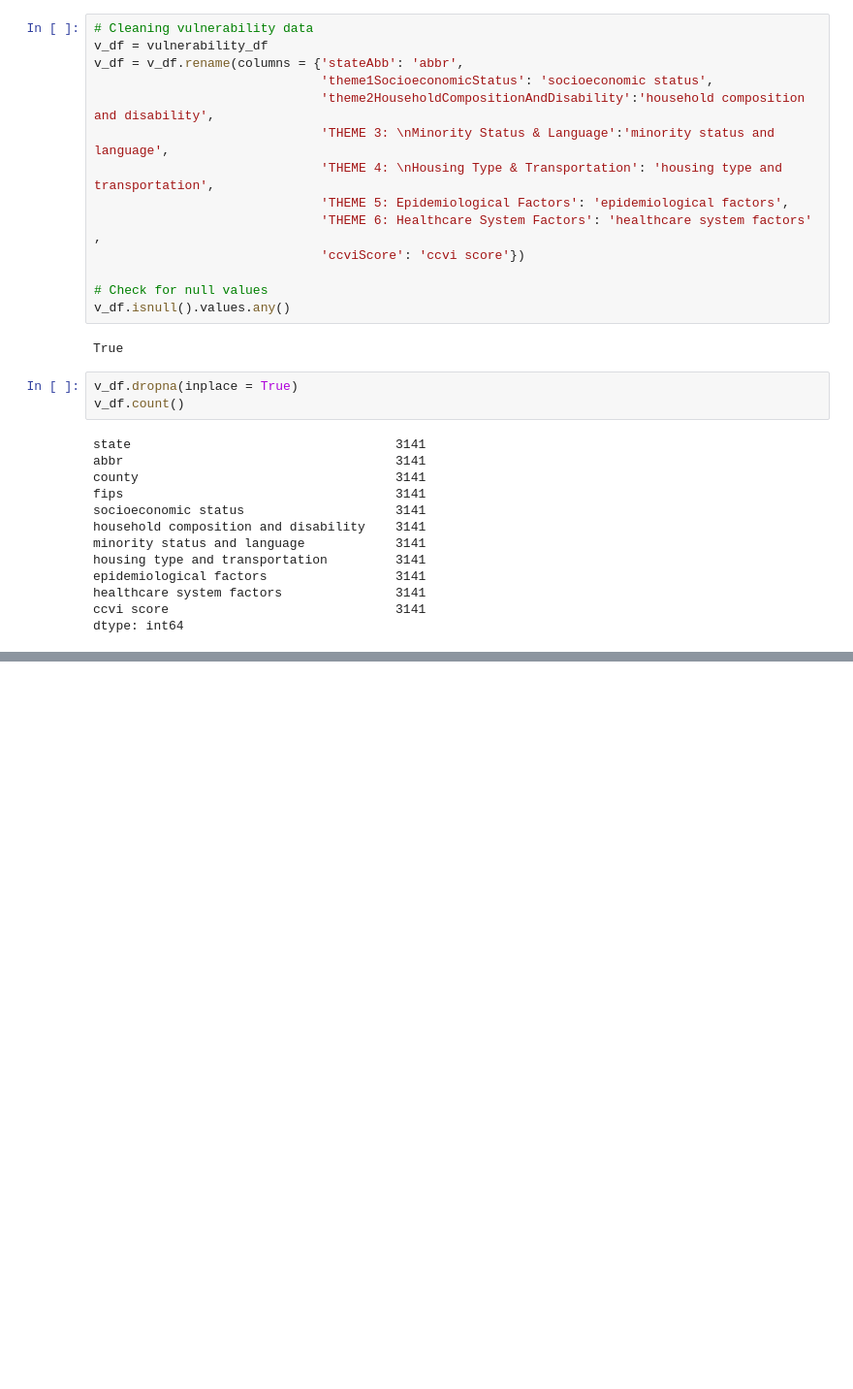
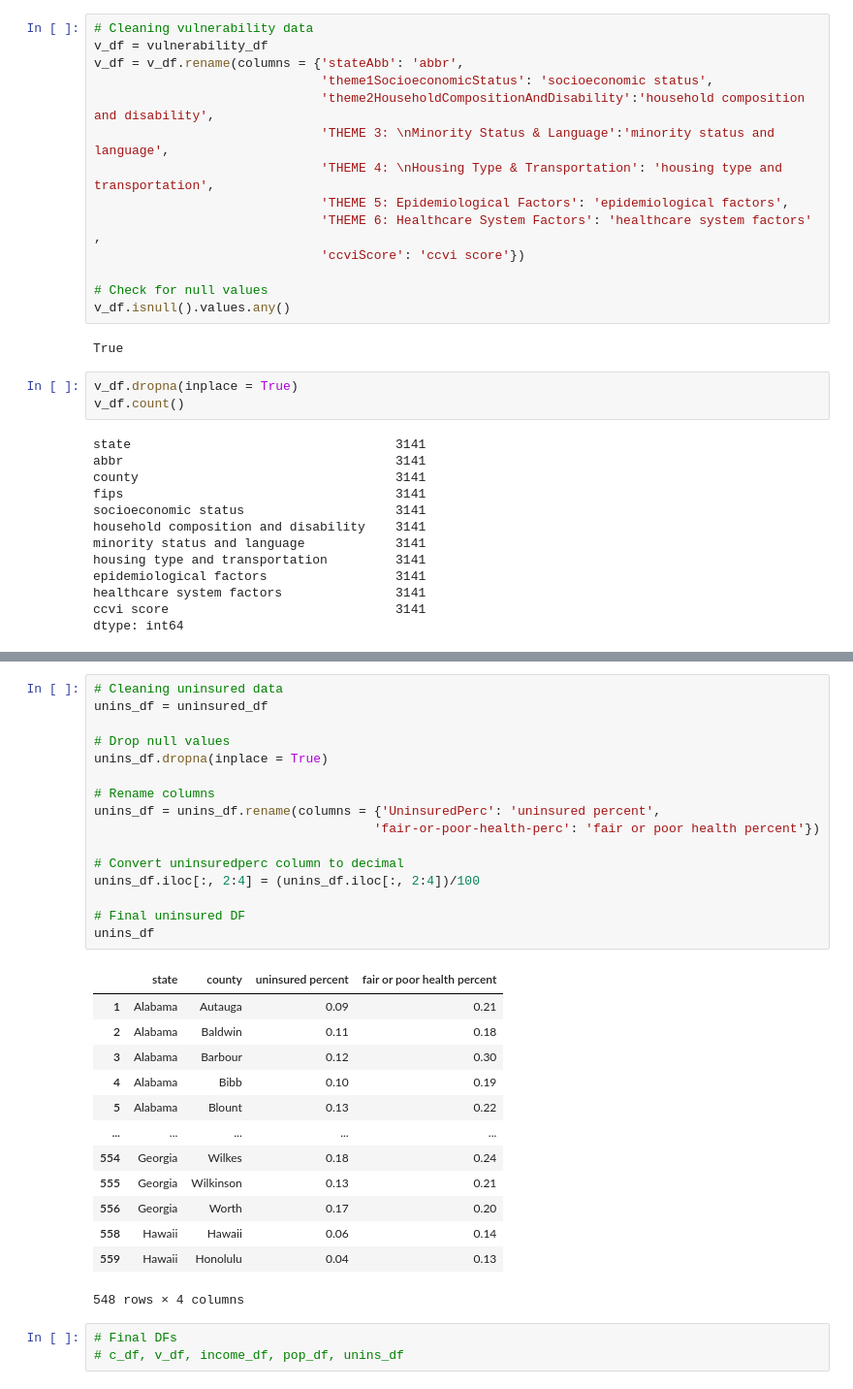
Before and after one commit to kpessa/project-2, a Jupyter notebook: data-cleaning/cleaning.ipynb, the cells around one changed output, grey strips where cells are left out. Shown at 97% size. Saved outputs shown, nothing was run; the diff lists cells and outputs as text; blank space fills up the shorter version.

```diff
--- a/data-cleaning/cleaning.ipynb
+++ b/data-cleaning/cleaning.ipynb
@@ -189,0 +208,33 @@ dtype: object
+# %%
+# Cleaning uninsured data
+unins_df = uninsured_df
+
+# Drop null values
+unins_df.dropna(inplace = True)
+
+# Rename columns
+unins_df = unins_df.rename(columns = {'UninsuredPerc': 'uninsured percent',
+                                     'fair-or-poor-health-perc': 'fair or poor health percent'})
+
+# Convert uninsuredperc column to decimal
+unins_df.iloc[:, 2:4] = (unins_df.iloc[:, 2:4])/100
+
+# Final uninsured DF
+unins_df
+# %% [output]
+|  | state | county | uninsured percent | fair or poor health percent |
+| 1 | Alabama | Autauga | 0.09 | 0.21 |
+| 2 | Alabama | Baldwin | 0.11 | 0.18 |
+| 3 | Alabama | Barbour | 0.12 | 0.30 |
+| 4 | Alabama | Bibb | 0.10 | 0.19 |
+| 5 | Alabama | Blount | 0.13 | 0.22 |
+| ... | ... | ... | ... | ... |
+| 554 | Georgia | Wilkes | 0.18 | 0.24 |
+| 555 | Georgia | Wilkinson | 0.13 | 0.21 |
+| 556 | Georgia | Worth | 0.17 | 0.20 |
+| 558 | Hawaii | Hawaii | 0.06 | 0.14 |
+| 559 | Hawaii | Honolulu | 0.04 | 0.13 |
+548 rows × 4 columns
+# %%
+# Final DFs
+# c_df, v_df, income_df, pop_df, unins_df
```
Also changed, not shown: parts of 9 cells of this notebook.
